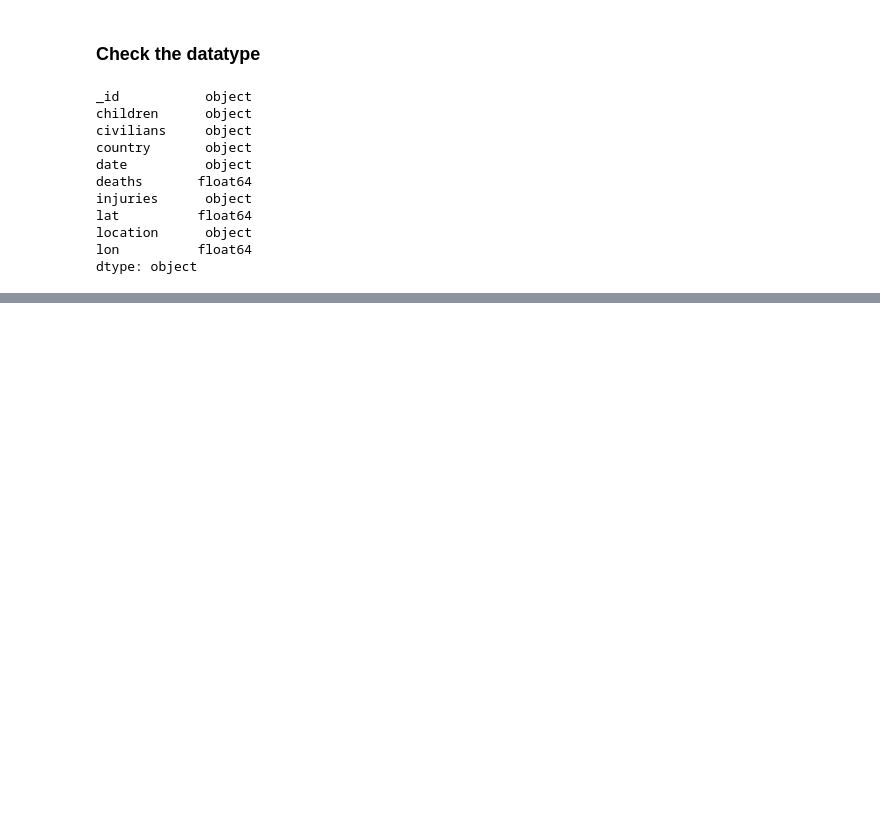
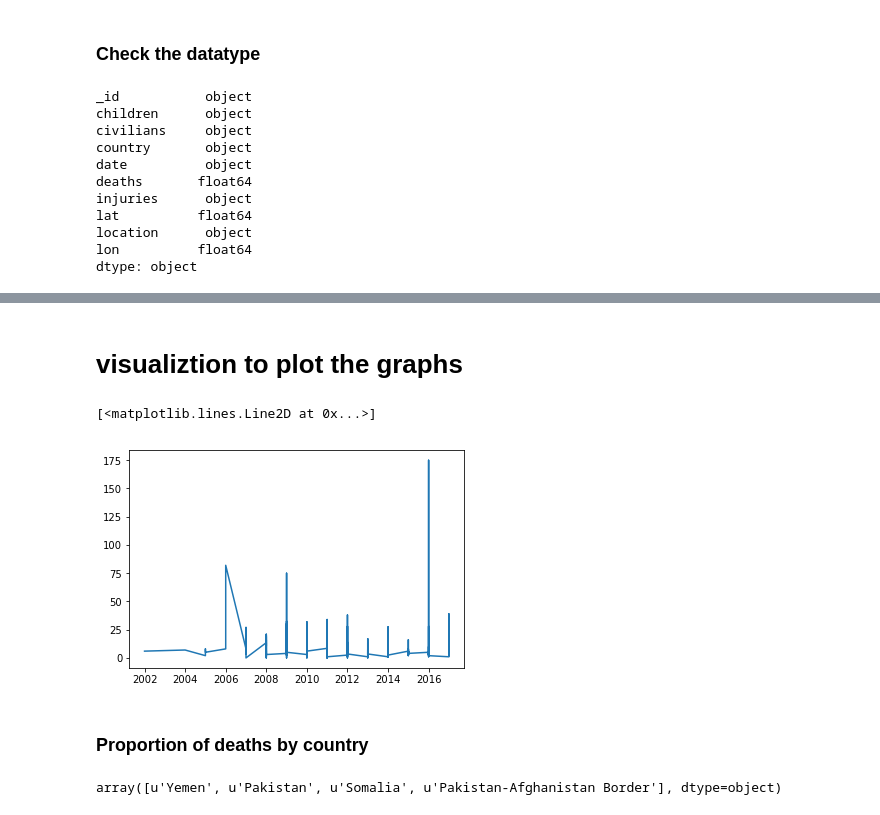
Before and after one commit to Nasdin/Drone-Strike-Visualization, a Jupyter notebook: team-alpha-drone.ipynb, the cells around one changed output, grey strips where cells are left out. Saved outputs shown, nothing was run; the diff lists cells and outputs as text; code cells hidden in the pictures; blank space fills up the shorter version.

Commit message:
some plots

```diff
--- a/team-alpha-drone.ipynb
+++ b/team-alpha-drone.ipynb
@@ -216,3 +216,4 @@ drone_df.describe
 # %%
-drone_df['date'].map(lambda x: x[:])
+drone_df['date'] = drone_df['date'].map(lambda x: x[:4])
+pd.to_numeric(drone_df['date'])
 # %% [output]
@@ -237,0 +253,2 @@ Name: date, Length: 647, dtype: object
+# %% [markdown]
+#  visualiztion to plot the graphs
@@ -237,0 +259,11 @@ Name: date, Length: 647, dtype: object
+# %%
+plt.plot(drone_df['date'],drone_df['deaths'])
+# %% [output]
+[<matplotlib.lines.Line2D at 0x...>]
+[figure, added]
+# %% [markdown]
+### Proportion of deaths by country
+# %%
+ drone_df['country'].unique()
+# %% [output]
+array([u'Yemen', u'Pakistan', u'Somalia', u'Pakistan-Afghanistan Border'], dtype=object)
```
Also changed, not shown: parts of 12 cells of this notebook.
